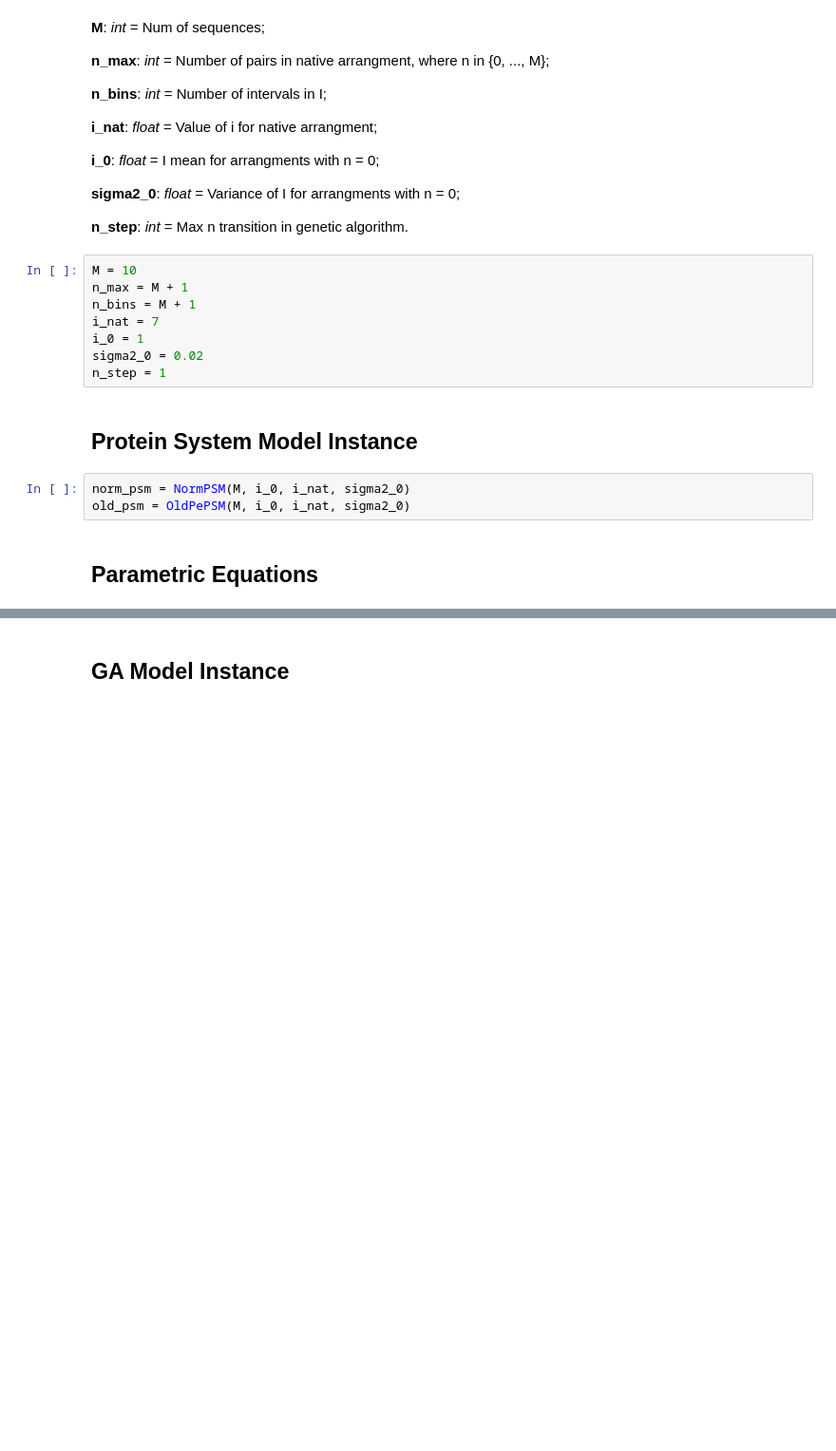
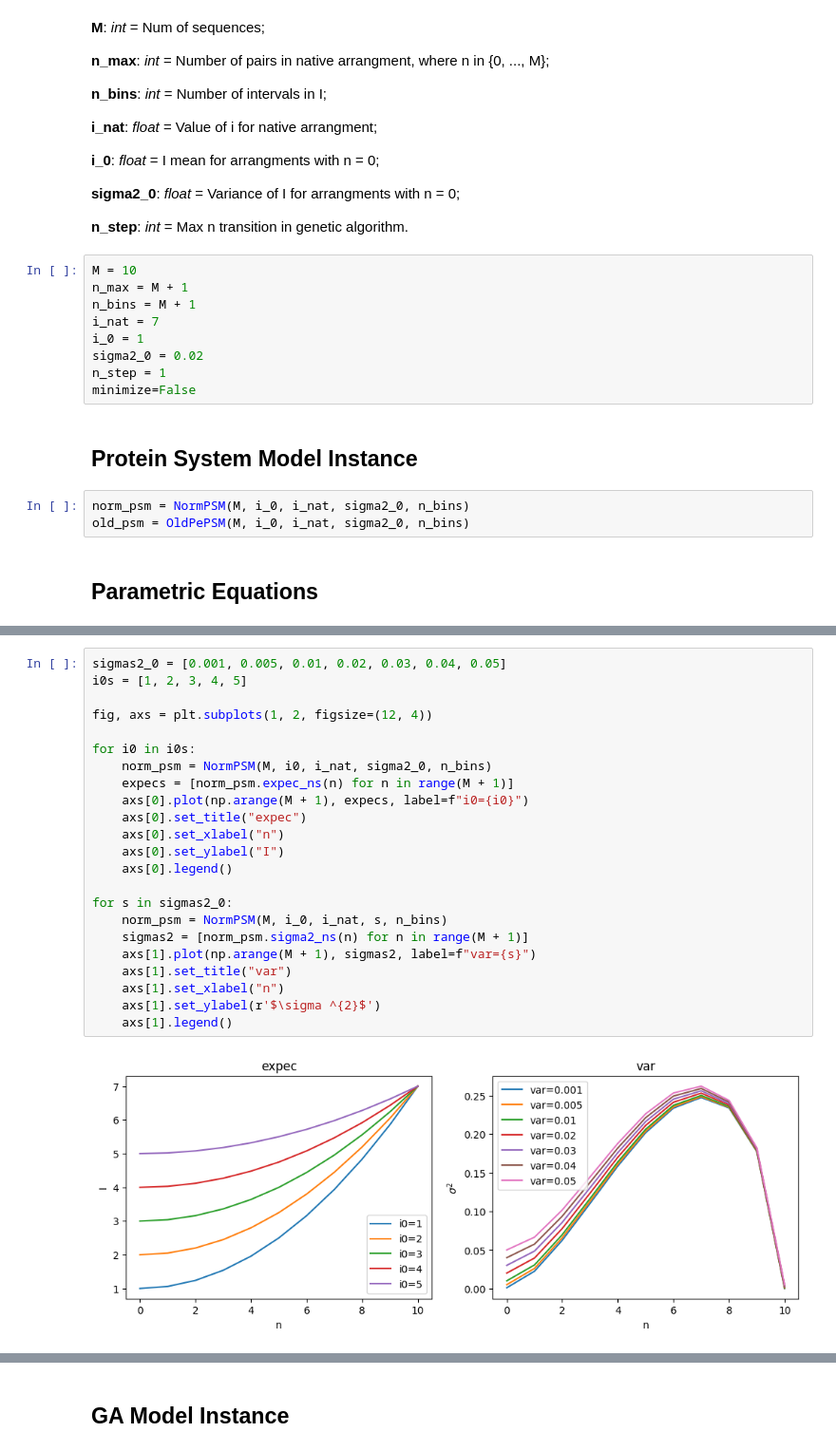
Before and after one commit to jafiorote/ga_error_sources_framework, a Jupyter notebook: notebooks/model_exploration.ipynb, the cells around one changed output, grey strips where cells are left out. Shown at 95% size. Saved outputs shown, nothing was run; the diff lists cells and outputs as text; blank space fills up the shorter version.

```diff
--- a/notebooks/model_exploration.ipynb
+++ b/notebooks/model_exploration.ipynb
@@ -47,11 +47,12 @@ i_nat = 7
 i_0 = 1
 sigma2_0 = 0.02
 n_step = 1
+minimize=False
 # %% [markdown]
 ## Protein System Model Instance
 # %%
-norm_psm = NormPSM(M, i_0, i_nat, sigma2_0)
-old_psm = OldPePSM(M, i_0, i_nat, sigma2_0)
+norm_psm = NormPSM(M, i_0, i_nat, sigma2_0, n_bins)
+old_psm = OldPePSM(M, i_0, i_nat, sigma2_0, n_bins)
 # %% [markdown]
 ## Parametric Equations
 # %%
@@ -69,4 +70,29 @@ display(HTML("""
 """))
 # %% [output]
 [interactive output not drawn]
+# %%
+sigmas2_0 = [0.001, 0.005, 0.01, 0.02, 0.03, 0.04, 0.05]
+i0s = [1, 2, 3, 4, 5]
+
+fig, axs = plt.subplots(1, 2, figsize=(12, 4))
+
+for i0 in i0s:
+    norm_psm = NormPSM(M, i0, i_nat, sigma2_0, n_bins)
+    expecs = [norm_psm.expec_ns(n) for n in range(M + 1)]
+    axs[0].plot(np.arange(M + 1), expecs, label=f"i0={i0}")
+    axs[0].set_title("expec")
+    axs[0].set_xlabel("n")
+    axs[0].set_ylabel("I")
+    axs[0].legend()
+
+for s in sigmas2_0:
+    norm_psm = NormPSM(M, i_0, i_nat, s, n_bins)
+    sigmas2 = [norm_psm.sigma2_ns(n) for n in range(M + 1)]
+    axs[1].plot(np.arange(M + 1), sigmas2, label=f"var={s}")
+    axs[1].set_title("var")
+    axs[1].set_xlabel("n")
+    axs[1].set_ylabel(r'$\sigma ^{2}$')
+    axs[1].legend()
+# %% [output]
+[figure, added]
 # %%
```
Also changed, not shown: parts of 11 cells of this notebook, 35 other files.
